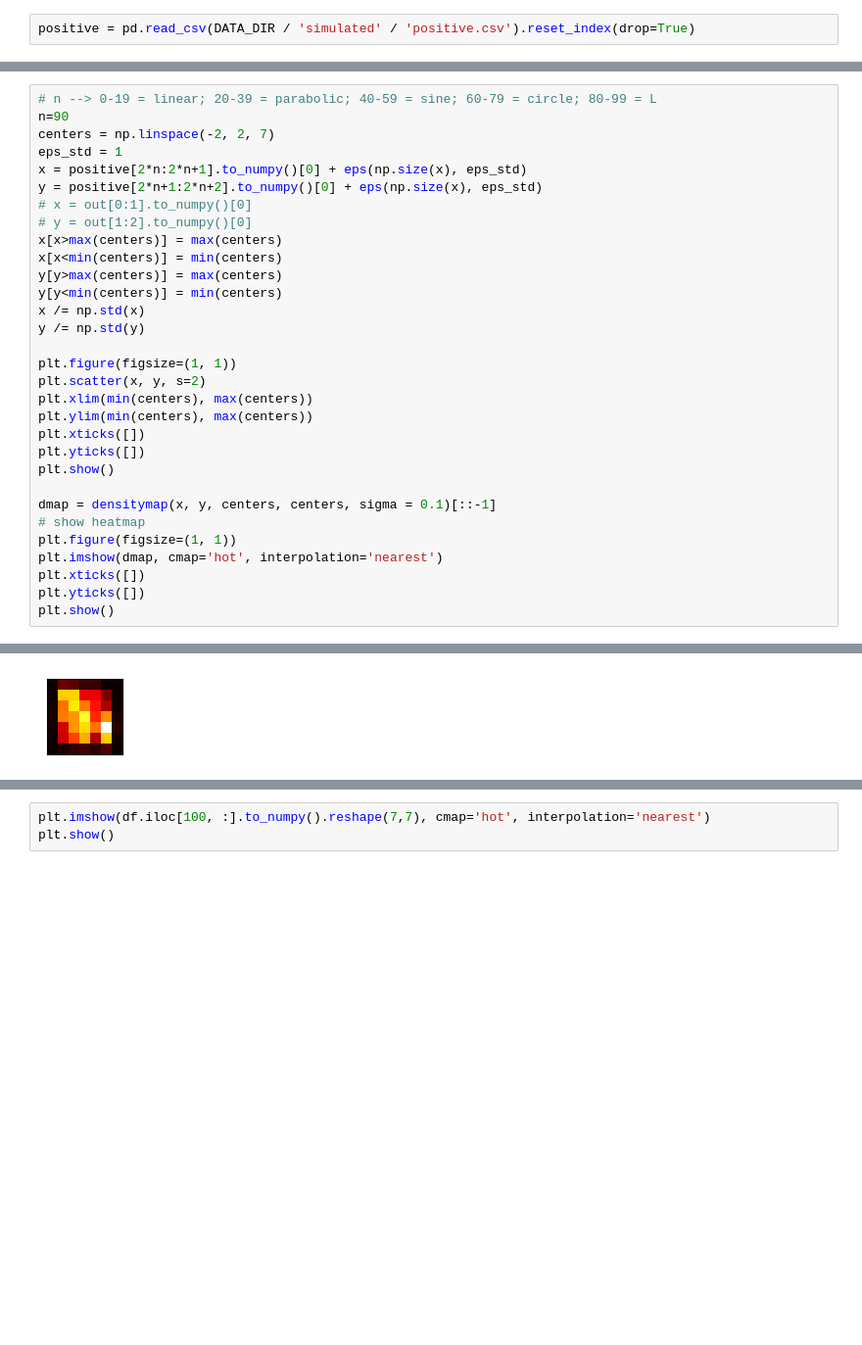
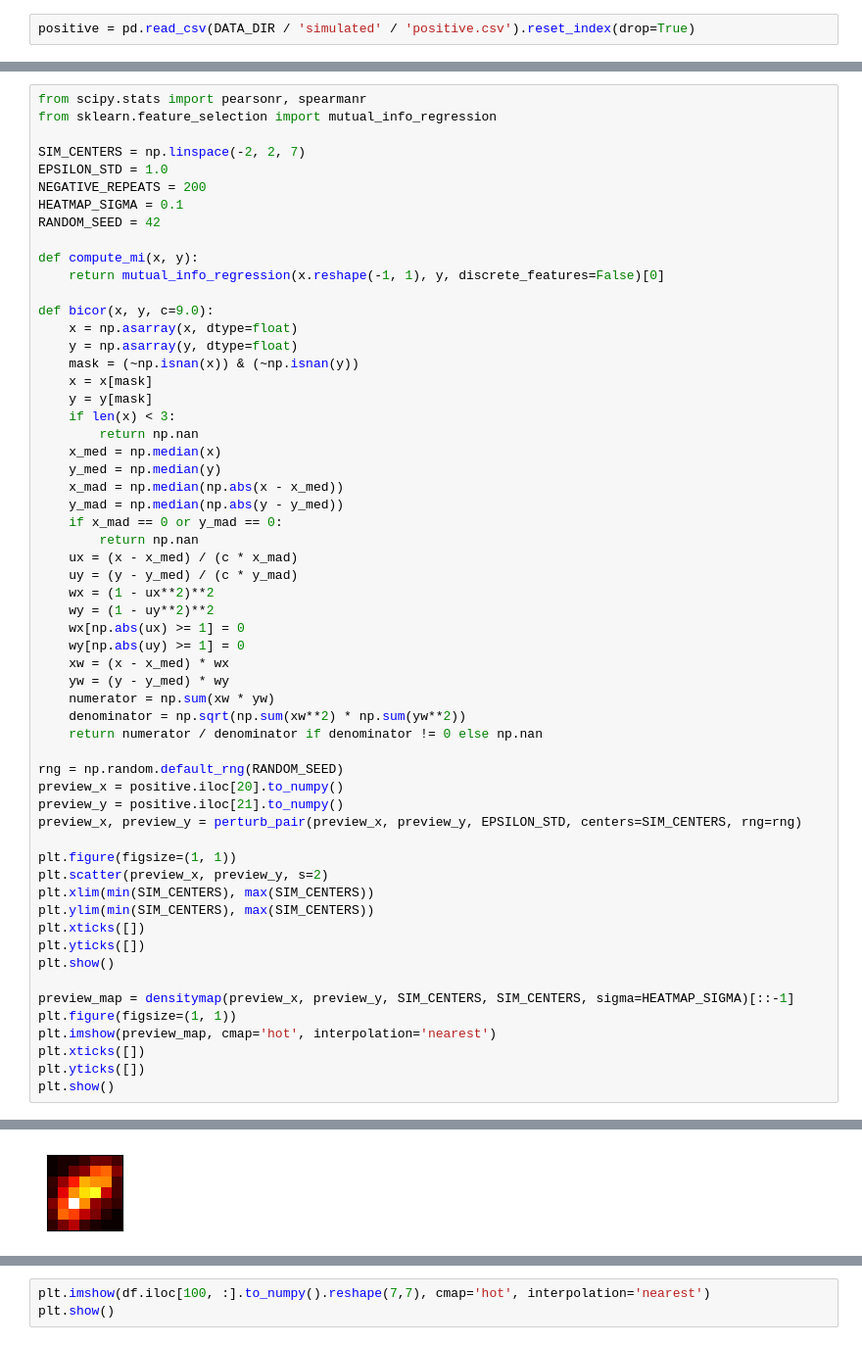
Before and after one commit to justinx1229/pdm_learn, a Jupyter notebook: notebooks/simulation/data conversion Sim.ipynb, the cells around one changed output, grey strips where cells are left out. Shown at 98% size. Drawn from its saved outputs; the diff is of its cells as text; blank space fills up the shorter version.

```diff
--- a/notebooks/simulation/data conversion Sim.ipynb
+++ b/notebooks/simulation/data conversion Sim.ipynb
@@ -80,31 +28,58 @@ positive = pd.read_csv(DATA_DIR / 'simulated' / 'positive.csv').reset_index(drop
 # %%
-# n --> 0-19 = linear; 20-39 = parabolic; 40-59 = sine; 60-79 = circle; 80-99 = L
-n=90
-centers = np.linspace(-2, 2, 7)
-eps_std = 1
-x = positive[2*n:2*n+1].to_numpy()[0] + eps(np.size(x), eps_std)
-y = positive[2*n+1:2*n+2].to_numpy()[0] + eps(np.size(x), eps_std)
-# x = out[0:1].to_numpy()[0]
-# y = out[1:2].to_numpy()[0]
-x[x>max(centers)] = max(centers)
-x[x<min(centers)] = min(centers)
-y[y>max(centers)] = max(centers)
-y[y<min(centers)] = min(centers)
-x /= np.std(x)
-y /= np.std(y)
+from scipy.stats import pearsonr, spearmanr
+from sklearn.feature_selection import mutual_info_regression
+
+SIM_CENTERS = np.linspace(-2, 2, 7)
+EPSILON_STD = 1.0
+NEGATIVE_REPEATS = 200
+HEATMAP_SIGMA = 0.1
+RANDOM_SEED = 42
+
+def compute_mi(x, y):
+    return mutual_info_regression(x.reshape(-1, 1), y, discrete_features=False)[0]
+
+def bicor(x, y, c=9.0):
+    x = np.asarray(x, dtype=float)
+    y = np.asarray(y, dtype=float)
+    mask = (~np.isnan(x)) & (~np.isnan(y))
+    x = x[mask]
+    y = y[mask]
+    if len(x) < 3:
+        return np.nan
+    x_med = np.median(x)
+    y_med = np.median(y)
+    x_mad = np.median(np.abs(x - x_med))
+    y_mad = np.median(np.abs(y - y_med))
+    if x_mad == 0 or y_mad == 0:
+        return np.nan
+    ux = (x - x_med) / (c * x_mad)
+    uy = (y - y_med) / (c * y_mad)
+    wx = (1 - ux**2)**2
+    wy = (1 - uy**2)**2
+    wx[np.abs(ux) >= 1] = 0
+    wy[np.abs(uy) >= 1] = 0
+    xw = (x - x_med) * wx
+    yw = (y - y_med) * wy
+    numerator = np.sum(xw * yw)
+    denominator = np.sqrt(np.sum(xw**2) * np.sum(yw**2))
+    return numerator / denominator if denominator != 0 else np.nan
+
+rng = np.random.default_rng(RANDOM_SEED)
+preview_x = positive.iloc[20].to_numpy()
+preview_y = positive.iloc[21].to_numpy()
+preview_x, preview_y = perturb_pair(preview_x, preview_y, EPSILON_STD, centers=SIM_CENTERS, rng=rng)
 
 plt.figure(figsize=(1, 1))
-plt.scatter(x, y, s=2)
-plt.xlim(min(centers), max(centers))
-plt.ylim(min(centers), max(centers))
+plt.scatter(preview_x, preview_y, s=2)
+plt.xlim(min(SIM_CENTERS), max(SIM_CENTERS))
+plt.ylim(min(SIM_CENTERS), max(SIM_CENTERS))
 plt.xticks([])
 plt.yticks([])
 plt.show()
 
-dmap = densitymap(x, y, centers, centers, sigma = 0.1)[::-1]
-# show heatmap
+preview_map = densitymap(preview_x, preview_y, SIM_CENTERS, SIM_CENTERS, sigma=HEATMAP_SIGMA)[::-1]
 plt.figure(figsize=(1, 1))
-plt.imshow(dmap, cmap='hot', interpolation='nearest')
+plt.imshow(preview_map, cmap='hot', interpolation='nearest')
 plt.xticks([])
 plt.yticks([])
 plt.show()
@@ -113,2 +88,2 @@ plt.show()
-[figure, old version]
+[figure, new version]
 # %%
```
Also changed, not shown: parts of 18 cells of this notebook, 5 other files.
